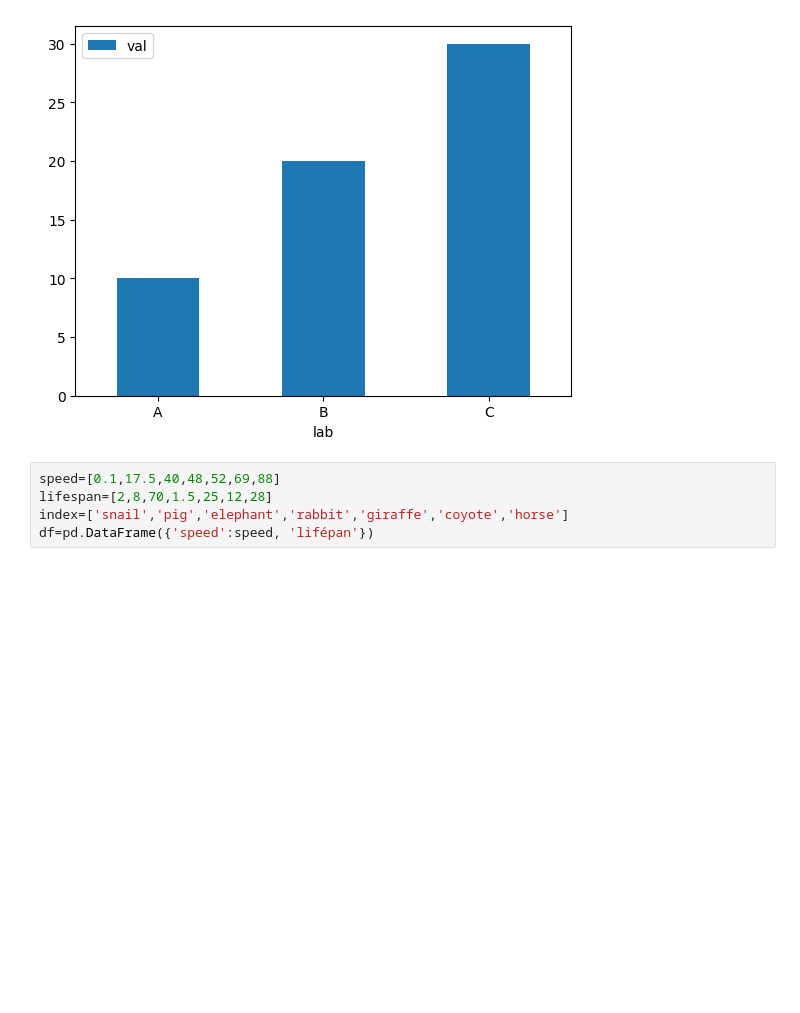
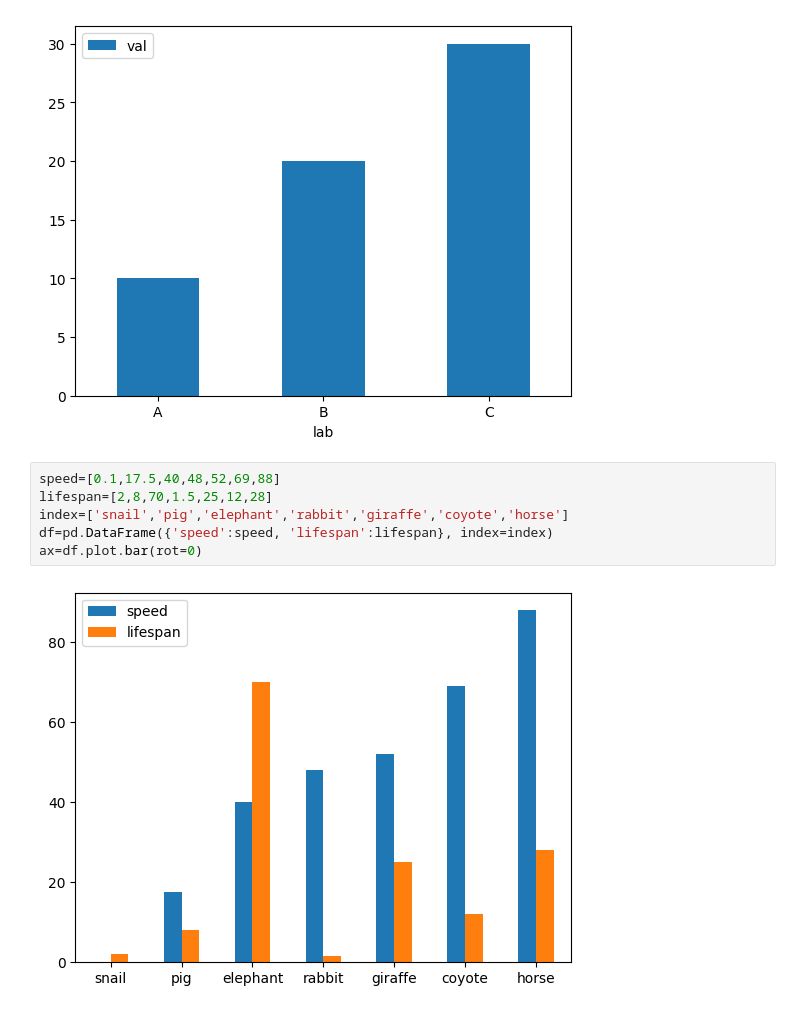
Before and after one commit to HanhDuyen123/computer_statics, a Jupyter notebook: Lab2_TranThiHanhDuyen/lab2.ipynb, the cells around one changed output. Cells and saved outputs as stored; diff of their text form; blank space fills up the shorter version.

```diff
--- a/Lab2_TranThiHanhDuyen/lab2.ipynb
+++ b/Lab2_TranThiHanhDuyen/lab2.ipynb
@@ -115,5 +121,8 @@ ax=df.plot.bar(x='lab', y='val', rot=0)
 # %%
 speed=[0.1,17.5,40,48,52,69,88]
 lifespan=[2,8,70,1.5,25,12,28]
 index=['snail','pig','elephant','rabbit','giraffe','coyote','horse']
-df=pd.DataFrame({'speed':speed, 'lifépan'})
+df=pd.DataFrame({'speed':speed, 'lifespan':lifespan}, index=index)
+ax=df.plot.bar(rot=0)
+# %% [output]
+[figure, added]
```
Also changed, not shown: parts of 8 cells of this notebook, 19 other files.
